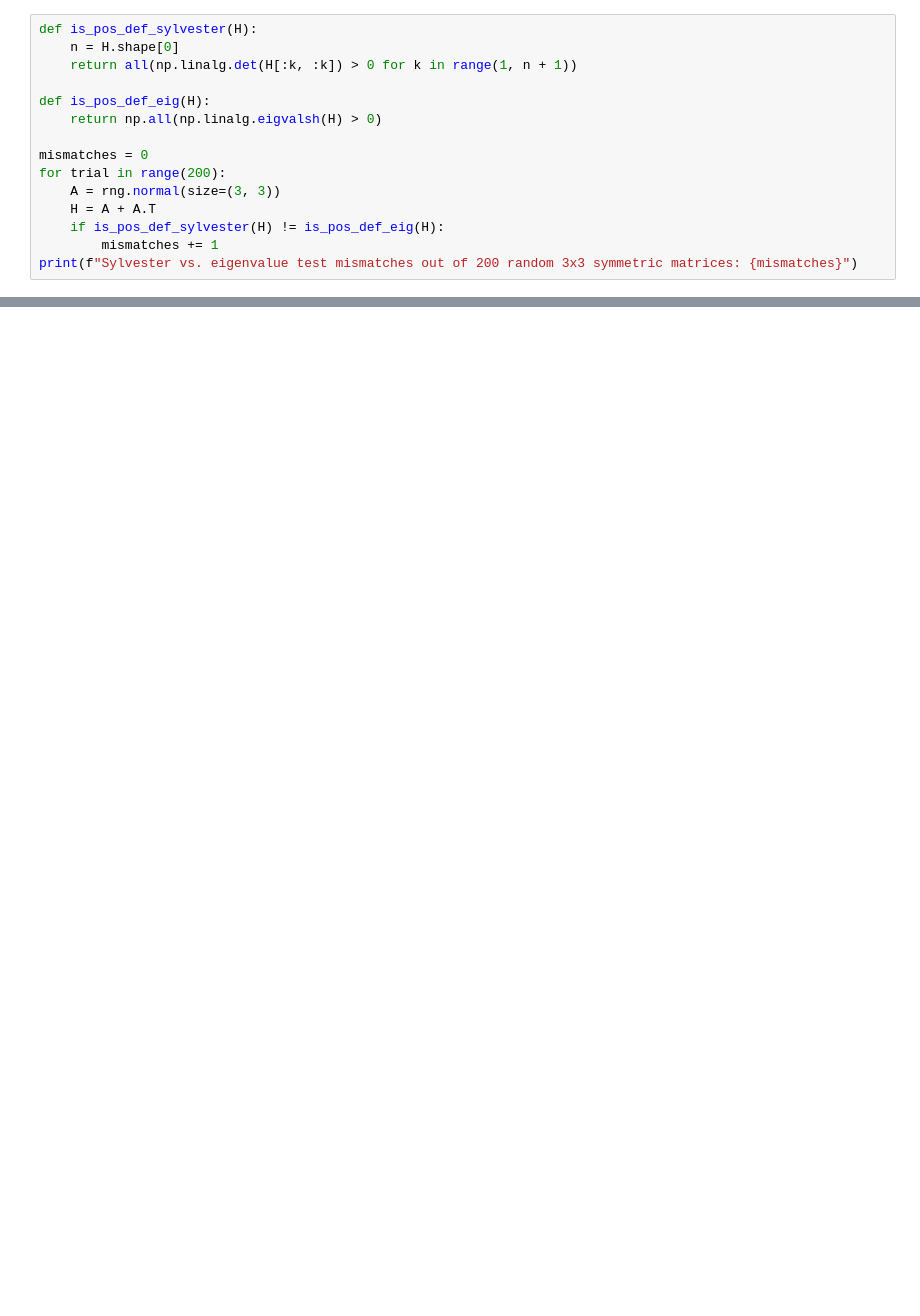
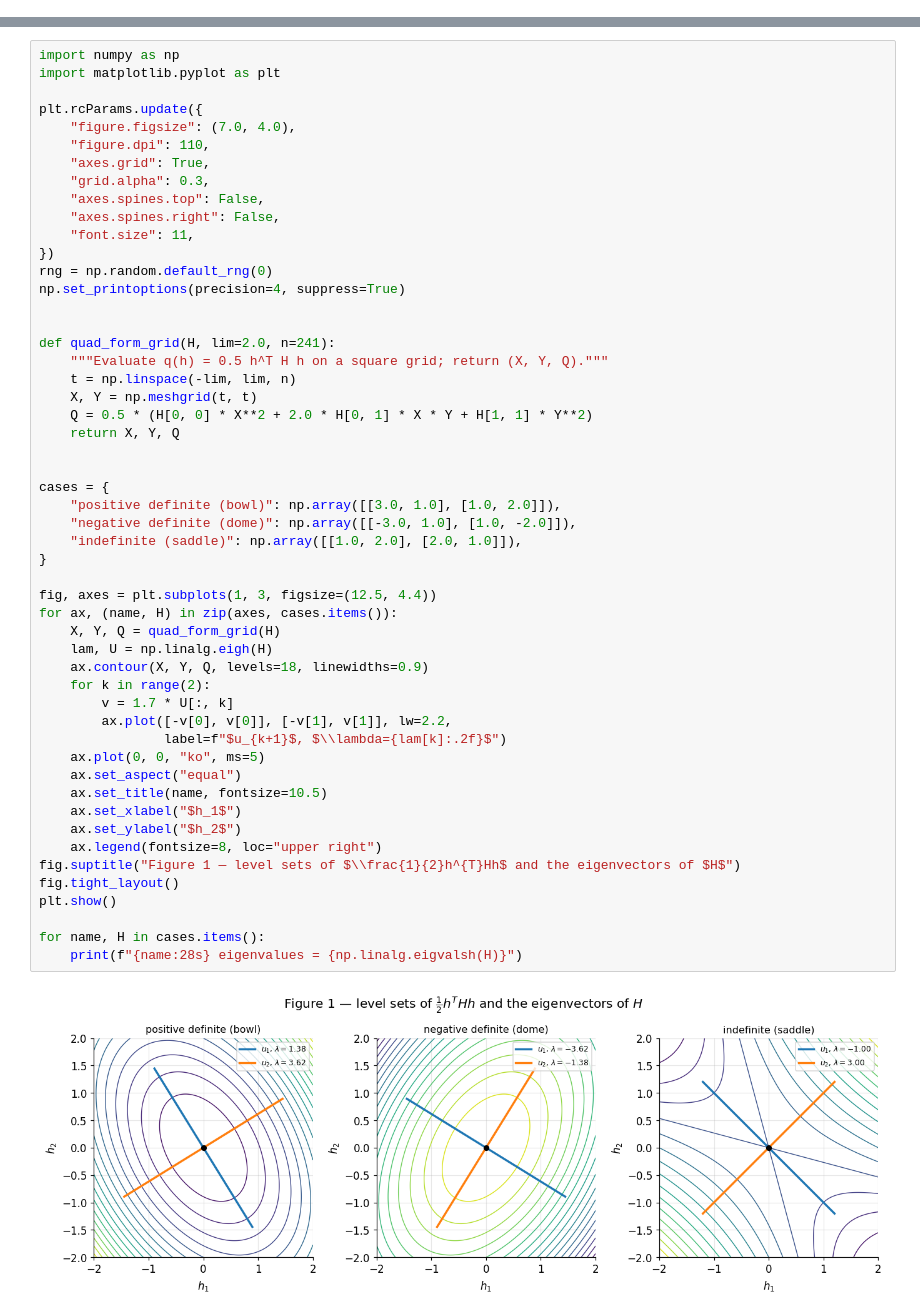
Before and after one commit to hien078/applied-mathematics-foundation, a Jupyter notebook: calculus/12_hessian_jacobian_curvature/first_principles.ipynb, the cells around one changed output, grey strips where cells are left out. Cells and saved outputs as stored; diff of their text form; blank space fills up the shorter version.

```diff
--- a/calculus/12_hessian_jacobian_curvature/first_principles.ipynb
+++ b/calculus/12_hessian_jacobian_curvature/first_principles.ipynb
@@ -669,15 +0,0 @@ matrices.
-# %%
-def is_pos_def_sylvester(H):
-    n = H.shape[0]
-    return all(np.linalg.det(H[:k, :k]) > 0 for k in range(1, n + 1))
-
-def is_pos_def_eig(H):
-    return np.all(np.linalg.eigvalsh(H) > 0)
-
-mismatches = 0
-for trial in range(200):
-    A = rng.normal(size=(3, 3))
-    H = A + A.T
-    if is_pos_def_sylvester(H) != is_pos_def_eig(H):
-        mismatches += 1
-print(f"Sylvester vs. eigenvalue test mismatches out of 200 random 3x3 symmetric matrices: {mismatches}")
@@ -720,0 +66,54 @@ $\nabla_z^2 \mathcal{L}_{CE} \succeq 0$ with the all-ones eigenvector spanning t
+# %%
+import numpy as np
+import matplotlib.pyplot as plt
+
+plt.rcParams.update({
+    "figure.figsize": (7.0, 4.0),
+    "figure.dpi": 110,
+    "axes.grid": True,
+    "grid.alpha": 0.3,
+    "axes.spines.top": False,
+    "axes.spines.right": False,
+    "font.size": 11,
+})
+rng = np.random.default_rng(0)
+np.set_printoptions(precision=4, suppress=True)
+
+
+def quad_form_grid(H, lim=2.0, n=241):
+    """Evaluate q(h) = 0.5 h^T H h on a square grid; return (X, Y, Q)."""
+    t = np.linspace(-lim, lim, n)
+    X, Y = np.meshgrid(t, t)
+    Q = 0.5 * (H[0, 0] * X**2 + 2.0 * H[0, 1] * X * Y + H[1, 1] * Y**2)
+    return X, Y, Q
+
+
+cases = {
+    "positive definite (bowl)": np.array([[3.0, 1.0], [1.0, 2.0]]),
+    "negative definite (dome)": np.array([[-3.0, 1.0], [1.0, -2.0]]),
+    "indefinite (saddle)": np.array([[1.0, 2.0], [2.0, 1.0]]),
+}
+
+fig, axes = plt.subplots(1, 3, figsize=(12.5, 4.4))
+for ax, (name, H) in zip(axes, cases.items()):
+    X, Y, Q = quad_form_grid(H)
+    lam, U = np.linalg.eigh(H)
+    ax.contour(X, Y, Q, levels=18, linewidths=0.9)
+    for k in range(2):
+        v = 1.7 * U[:, k]
+        ax.plot([-v[0], v[0]], [-v[1], v[1]], lw=2.2,
+                label=f"$u_{k+1}$, $\\lambda={lam[k]:.2f}$")
+    ax.plot(0, 0, "ko", ms=5)
+    ax.set_aspect("equal")
+    ax.set_title(name, fontsize=10.5)
+    ax.set_xlabel("$h_1$")
+    ax.set_ylabel("$h_2$")
+    ax.legend(fontsize=8, loc="upper right")
+fig.suptitle("Figure 1 — level sets of $\\frac{1}{2}h^{T}Hh$ and the eigenvectors of $H$")
+fig.tight_layout()
+plt.show()
+
+for name, H in cases.items():
+    print(f"{name:28s} eigenvalues = {np.linalg.eigvalsh(H)}")
+# %% [output]
+[figure, added]
```
Also changed, not shown: parts of 92 cells of this notebook, 25 other files.
